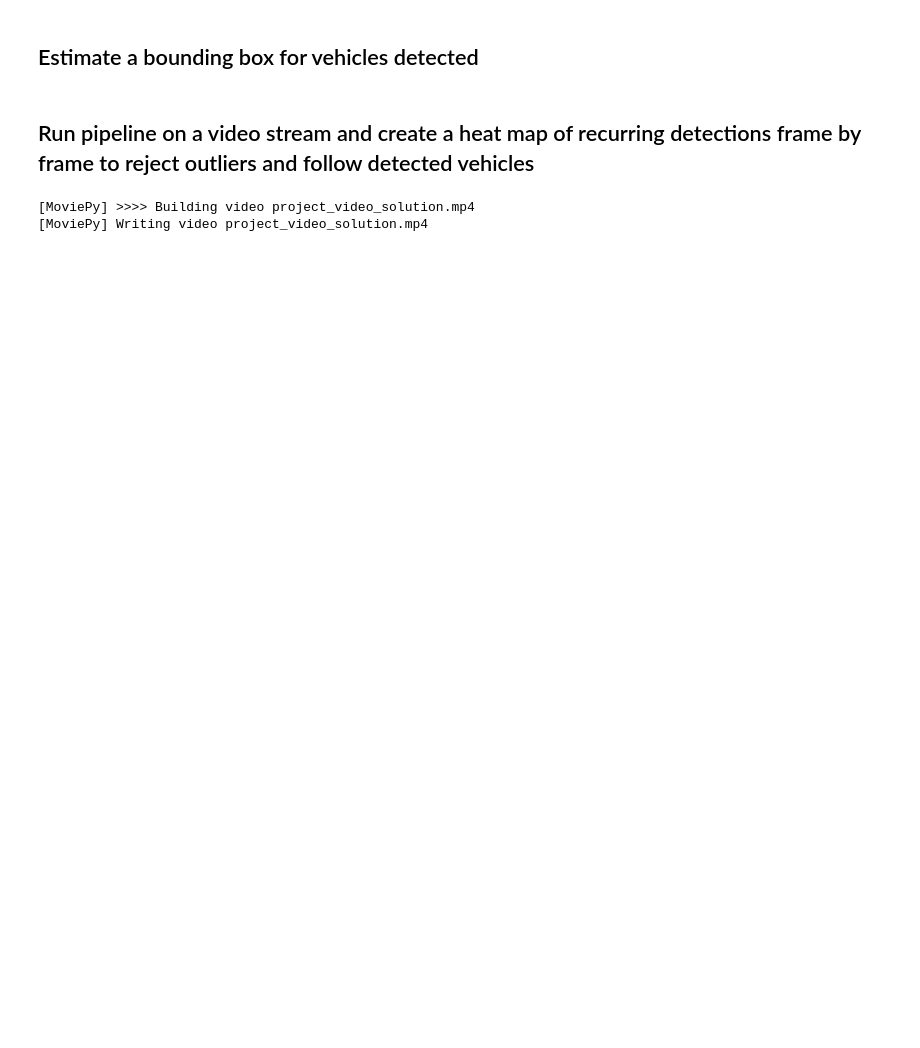
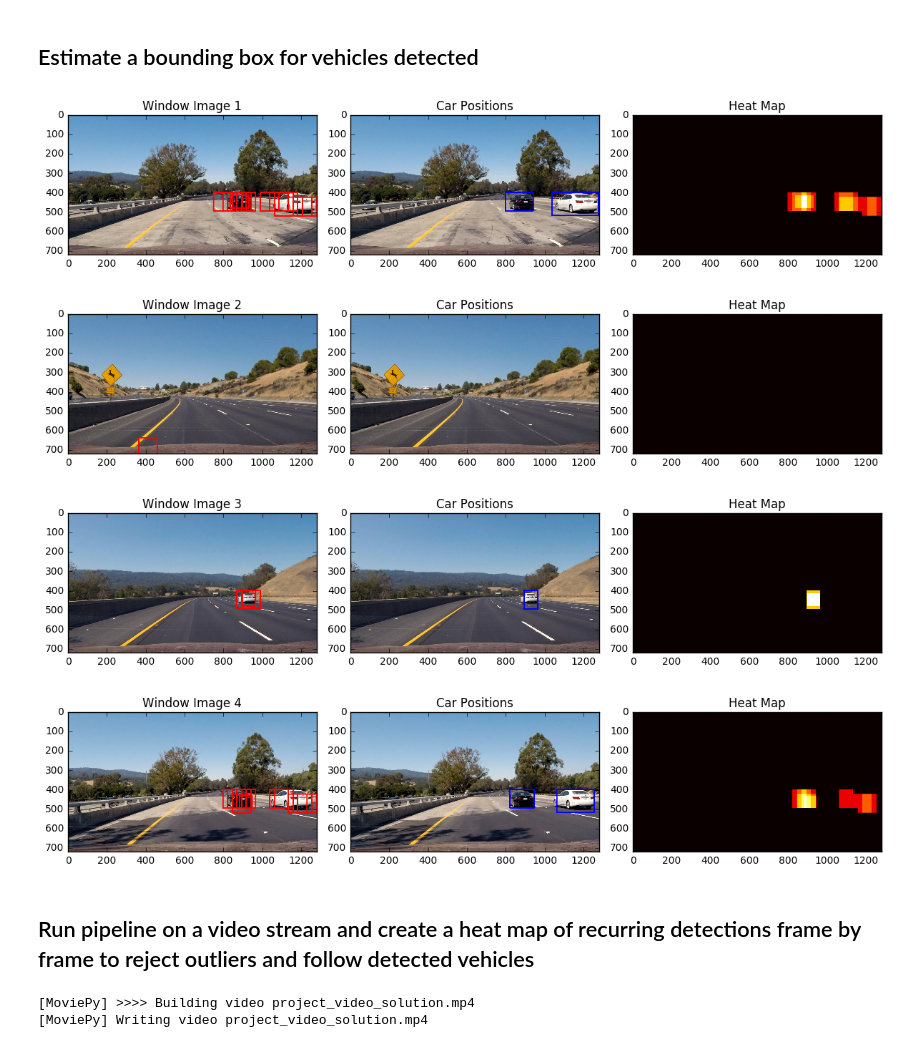
Before and after one commit to mimihoang/p5-vehicle-detection, a Jupyter notebook: project5.ipynb, the cells around one changed output. Drawn from its saved outputs; the diff is of its cells as text; code cells hidden in the pictures; blank space fills up the shorter version.

```diff
--- a/project5.ipynb
+++ b/project5.ipynb
@@ -363,6 +368,7 @@ fig.tight_layout()
 # %% [markdown]
 ## Estimate a bounding box for vehicles detected
 # %%
+import scipy.misc
 def add_heat(heatmap, bbox_list):
     # Iterate through list of bboxes
     for box in bbox_list:
@@ -395,48 +401,70 @@ def draw_labeled_bboxes(img, labels):
     return img
 
 
-def create_heat_map(hot_windows, image):
+def create_heat_map(image, combine_frame_no=0, threshold=2, combine_frame=False):
     heat = np.zeros_like(image[:,:,0]).astype(np.float)
 
-    # Add heat to each box in box list
-    heat = add_heat(heat,hot_windows)
+    # Use this when process video frames
+    if combine_frame:
+        for boxlist in all_bboxes[-combine_frame_no:]:
+            heat = add_heat(heat, boxlist)
+    else:
+        heat = add_heat(heat, all_bboxes[-1])
+
 
     # Apply threshold to help remove false positives
-    heat = apply_threshold(heat,2)
+    heat = apply_threshold(heat,threshold)
 
     # Visualize the heatmap when displaying
     heatmap = np.clip(heat, 0, 255)
 
     # Find final boxes from heatmap using label function
     labels = label(heatmap)
 
     draw_img = draw_labeled_bboxes(np.copy(image), labels)
     return draw_img, heatmap
 
 
 
-def process_image_with_heatmap(image):
+def process_image_with_heatmap(image, all_bboxes,frame_no, combine_frame_no=5, threshold=4):
+
     window_img, hot_windows = process_image(image, False)
-    draw_img, heatmap = create_heat_map(hot_windows, image)
+    #scipy.misc.imsave('window_image/frame' + str(frame) + '.jpg', window_img)
+
+    all_bboxes.append(hot_windows)
+
+    # Adjust parameters if needed
+    if len(all_bboxes) < frame_no:
+        combine_frame_no = frame_no
+
+    draw_img, heat_map = create_heat_map(image, combine_frame_no=combine_frame_no, threshold=threshold, combine_frame=True)
+
     return draw_img
+
+
 
 
 for i in range(1,5):
     image = mpimg.imread('test_images/test{}.jpg'.format(i))
-
     window_img, hot_windows = process_image(image, False)
-    draw_img, heatmap = create_heat_map(hot_windows, image)
+    all_bboxes.append(hot_windows)
+    draw_img, heatmap = create_heat_map(image, threshold=1)
     fig = plt.figure(figsize=(12,4))
     plt.subplot(131)
     plt.imshow(window_img)
-    plt.title('Window Image ' + i)
+    plt.title('Window Image ' + str(i))
     plt.subplot(132)
     plt.imshow(draw_img)
     plt.title('Car Positions')
     plt.subplot(133)
     plt.imshow(heatmap, cmap='hot')
     plt.title('Heat Map')
     fig.tight_layout()
+# %% [output]
+[figure, added]
+[figure, added]
+[figure, added]
+[figure, added]
 # %% [markdown]
 ## Run pipeline on a video stream and create a heat map of recurring detections frame by frame to reject outliers and follow detected vehicles
 # %%
```
Also changed, not shown: parts of 2 cells of this notebook, 3 other files.
